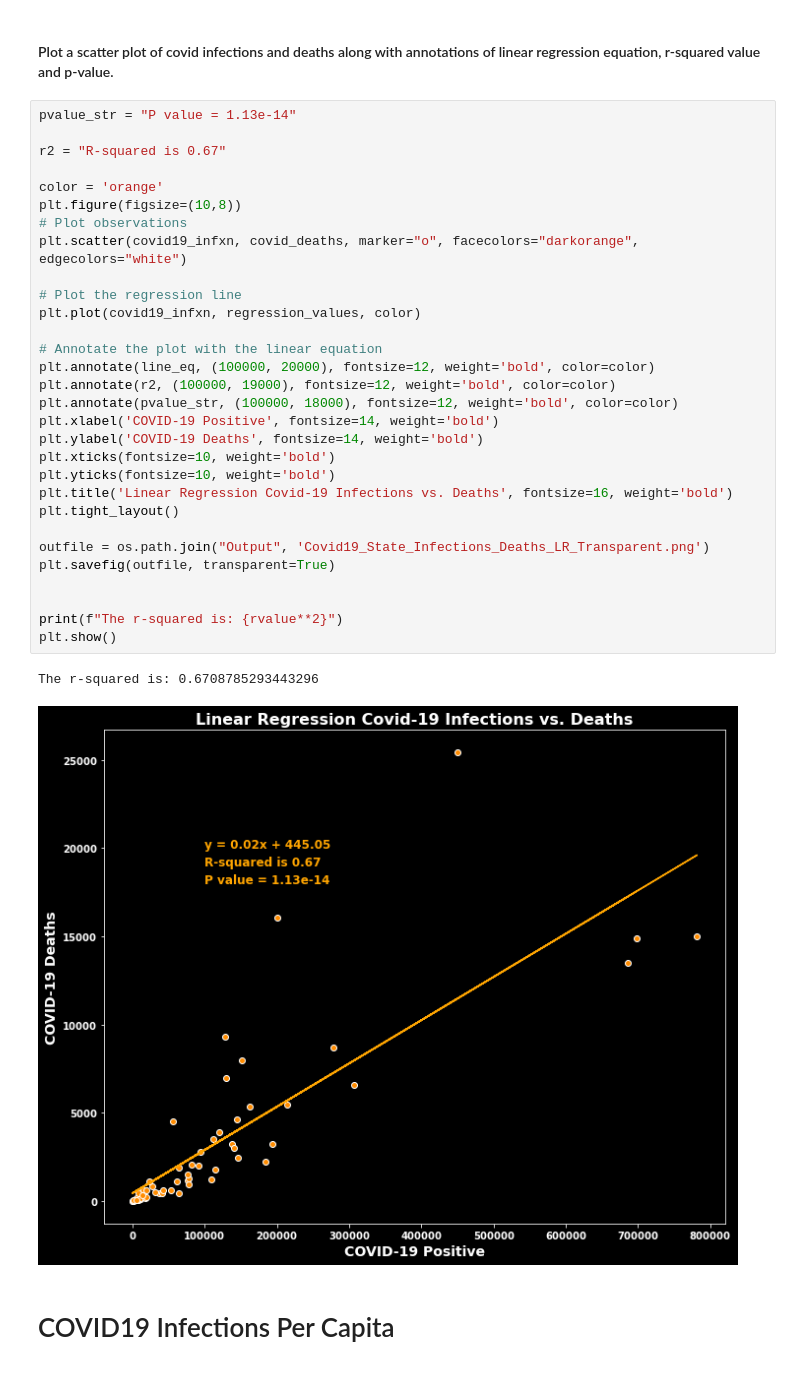
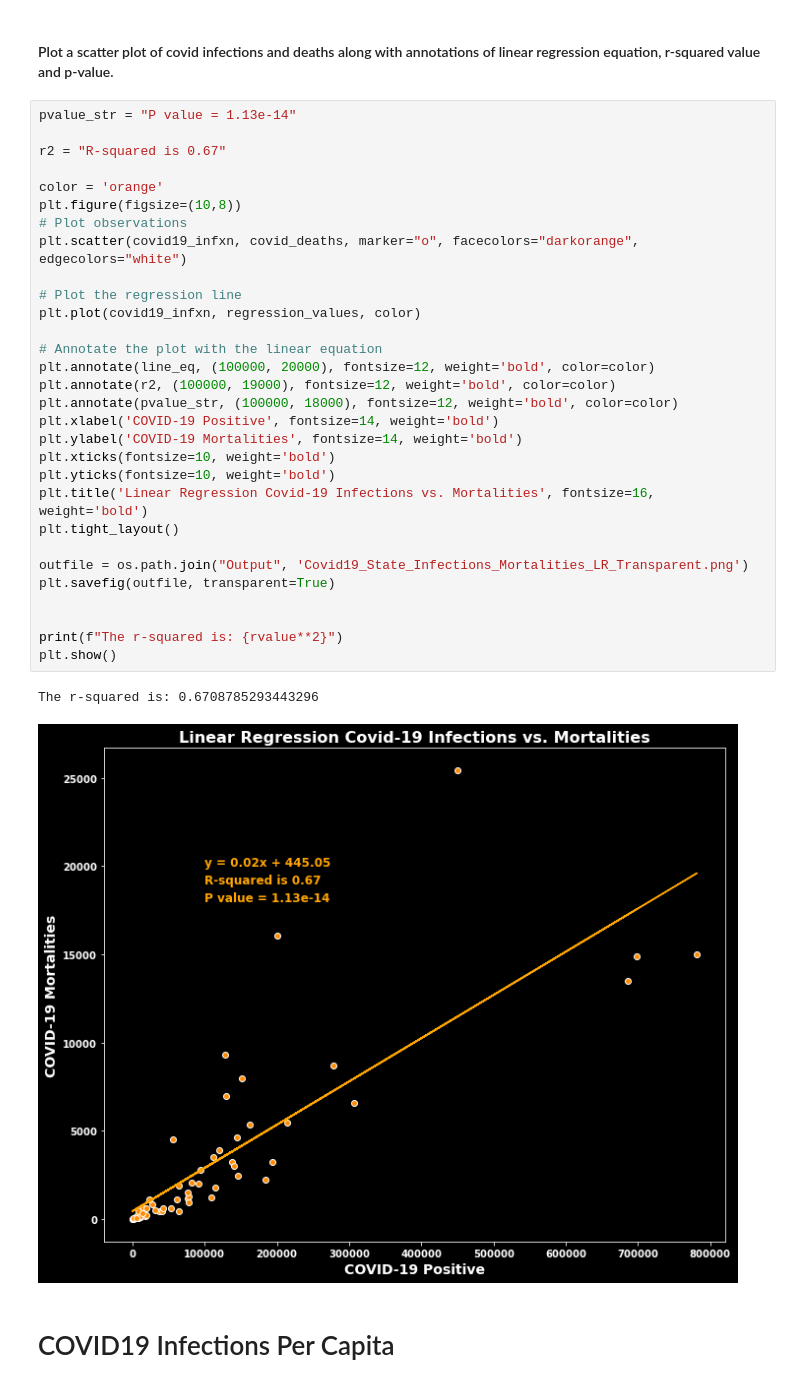
Before and after one commit to havyjavy/Healthcare-and-Covid-19, a Jupyter notebook: Notebooks/Covid_Infections_Mortalities.ipynb, the cells around one changed output. Drawn from its saved outputs; the diff is of its cells as text.

```diff
--- a/Notebooks/Covid_Infections_Mortalities.ipynb
+++ b/Notebooks/Covid_Infections_Mortalities.ipynb
@@ -399,36 +399,36 @@ line_eq = "y = " + str(round(slope,2)) + "x + " + str(round(intercept,2))
 # %%
 pvalue_str = "P value = 1.13e-14"
 
 r2 = "R-squared is 0.67"
 
 color = 'orange'
 plt.figure(figsize=(10,8))
 # Plot observations
 plt.scatter(covid19_infxn, covid_deaths, marker="o", facecolors="darkorange", edgecolors="white")
 
 # Plot the regression line
 plt.plot(covid19_infxn, regression_values, color)
 
 # Annotate the plot with the linear equation
 plt.annotate(line_eq, (100000, 20000), fontsize=12, weight='bold', color=color)
 plt.annotate(r2, (100000, 19000), fontsize=12, weight='bold', color=color)
 plt.annotate(pvalue_str, (100000, 18000), fontsize=12, weight='bold', color=color)
 plt.xlabel('COVID-19 Positive', fontsize=14, weight='bold')
-plt.ylabel('COVID-19 Deaths', fontsize=14, weight='bold')
+plt.ylabel('COVID-19 Mortalities', fontsize=14, weight='bold')
 plt.xticks(fontsize=10, weight='bold')
 plt.yticks(fontsize=10, weight='bold')
-plt.title('Linear Regression Covid-19 Infections vs. Deaths', fontsize=16, weight='bold')
+plt.title('Linear Regression Covid-19 Infections vs. Mortalities', fontsize=16, weight='bold')
 plt.tight_layout()
 
-outfile = os.path.join("Output", 'Covid19_State_Infections_Deaths_LR_Transparent.png')
+outfile = os.path.join("Output", 'Covid19_State_Infections_Mortalities_LR_Transparent.png')
 plt.savefig(outfile, transparent=True)
 
 
 print(f"The r-squared is: {rvalue**2}")
 plt.show()
 # %% [output]
 The r-squared is: 0.6708785293443296
-[figure, old version]
+[figure, new version]
 # %% [markdown]
 # COVID19 Infections Per Capita
 # %% [markdown]
```
Also changed, not shown: parts of 1 cell of this notebook, 2 other files.
